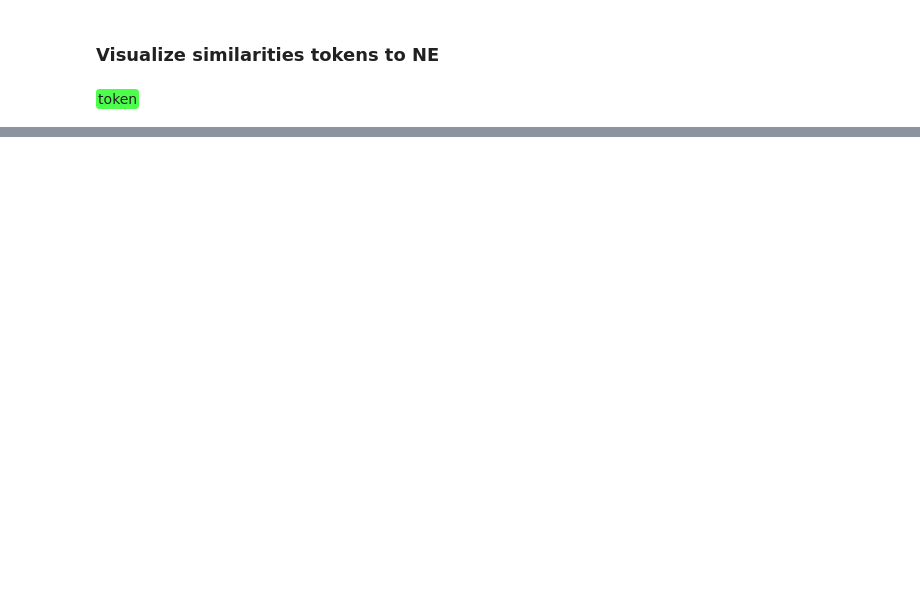
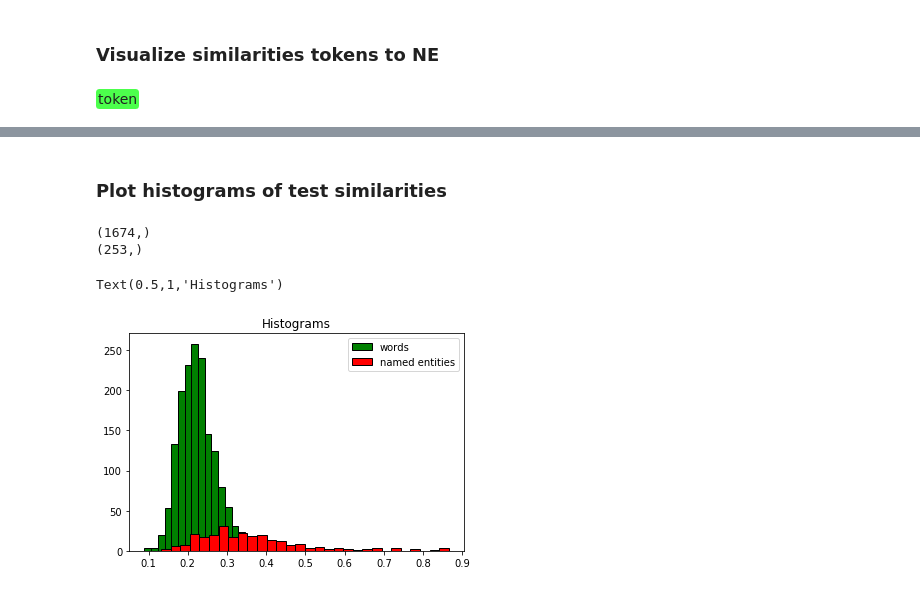
Before and after one commit to deeppavlov/fewshot_NER, a Jupyter notebook: notebooks/3. similarities_to_ne_visualization.ipynb, the cells around one changed output, grey strips where cells are left out. Drawn from its saved outputs; the diff is of its cells as text; code cells hidden in the pictures; blank space fills up the shorter version.

Commit message:
Plot histograms and PDF for token cosine similarities to ne

```diff
--- a/notebooks/3. similarities_to_ne_visualization.ipynb
+++ b/notebooks/3. similarities_to_ne_visualization.ipynb
@@ -276,7 +335,7 @@ ne_prototype, _, _ = calc_ne_centroid_vec(tokens_train, tags_train, embedder=emb
 # %% [markdown]
 ### Select some unlabeled examples from test set and estimate similarity to named entity for each token
 # %%
-n_test_sentences = 10
+n_test_sentences = 100
 np.random.seed(44)
 indices_test = np.random.choice(len(dataset['test']), size=n_test_sentences)
 test_sentences = select_list_elements(dataset['test'], indices_test)
@@ -287,0 +345,8 @@ sim_list_test, _ = calc_sim_to_ne_prototype(tokens_test, ne_prototype, embedder=
+# %%
+tags_test_bin_flat = np.array(flatten_list(tags2binary(tags_test, symb=False)))
+# %%
+METHOD = 'NEAREST' #'PROTOTYPE'
+if METHOD == 'PROTOTYPE':
+    sim_list_test, _ = calc_sim_to_ne_prototype(tokens_test, ne_prototype, embedder=embedder)
+elif METHOD == 'NEAREST':
+    sim_list_test, _ = calc_sim_to_ne_nearest(tokens_test, ne_support_embeddings, embedder=embedder)
@@ -389,0 +476,21 @@ Charactersproliferateoutoftheimaginationofthenarratorsothatatacertainpoint,youha
+# %% [markdown]
+### Plot histograms of test similarities
+# %%
+sim_flat = np.array(flatten_sim(sim_list_test)['cosine'])
+sim_test_words = sim_flat[tags_test_bin_flat == 0]
+sim_test_ne = sim_flat[tags_test_bin_flat == 1]
+print(sim_test_words.shape)
+print(sim_test_ne.shape)
+# %% [output]
+(1674,)
+(253,)
+# %%
+plt.hist(sim_test_words, color = 'green', edgecolor = 'black',
+         bins = 30, label='words')
+plt.hist(sim_test_ne, color = 'red', edgecolor = 'black',
+         bins = 30, label='named entities')
+plt.legend()
+plt.title('Histograms')
+# %% [output]
+Text(0.5,1,'Histograms')
+[figure, added]
```
Also changed, not shown: parts of 16 cells of this notebook, 2 other files.
